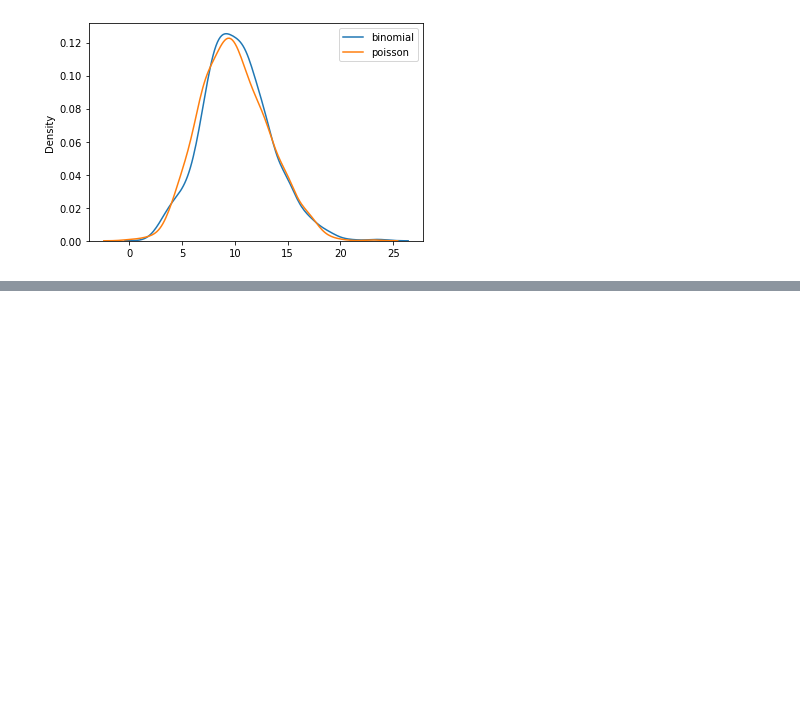
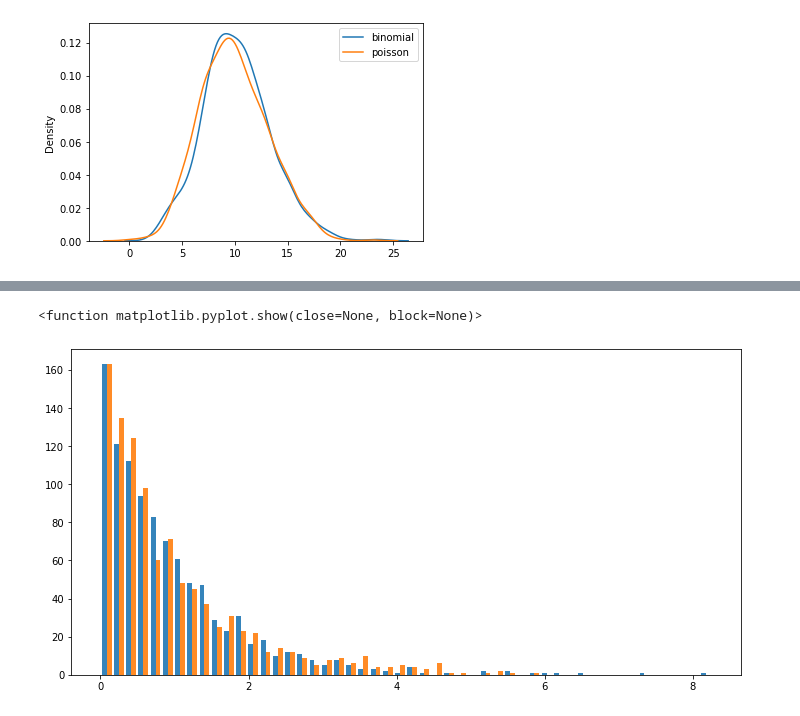
Before and after one commit to Lynch08/numpy-random-investigation, a Jupyter notebook: numpy-random.ipynb, the cells around one changed output, grey strips where cells are left out. Cells and saved outputs as stored; diff of their text form; code cells hidden in the pictures; blank space fills up the shorter version.

Commit message:
Adding more work on distributions and clean up of simple random data and permutations sections

```diff
--- a/numpy-random.ipynb
+++ b/numpy-random.ipynb
@@ -469,0 +650,15 @@ plt.show()
+# %%
+# Size of the plot (width, height)
+plt.figure(figsize=(12,6))
+
+# The first parameter (scale) relates to time period, the second one (size) - to number of experiments (2 sets of 1000 experiments)
+expon = np.random.exponential(1, [1000,2])
+
+# The values in bins are grouped by sets of experiment, each in represented by different colour
+plt.hist(expon, bins=50, alpha=0.9, rwidth=0.8)
+
+#Show Plot
+plt.show
+# %% [output]
+<function matplotlib.pyplot.show(close=None, block=None)>
+[figure, added]
```
Also changed, not shown: parts of 49 cells of this notebook, 1 other file.
